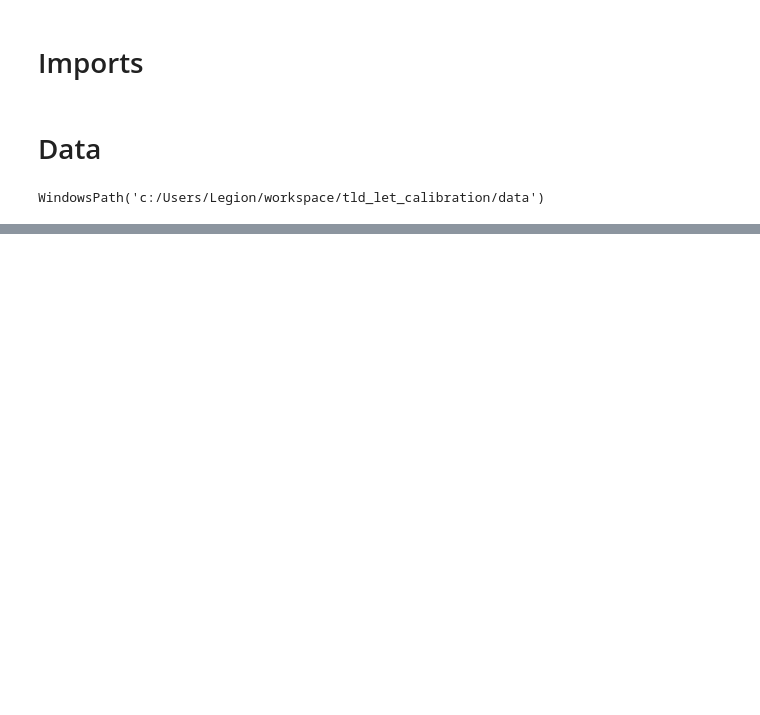
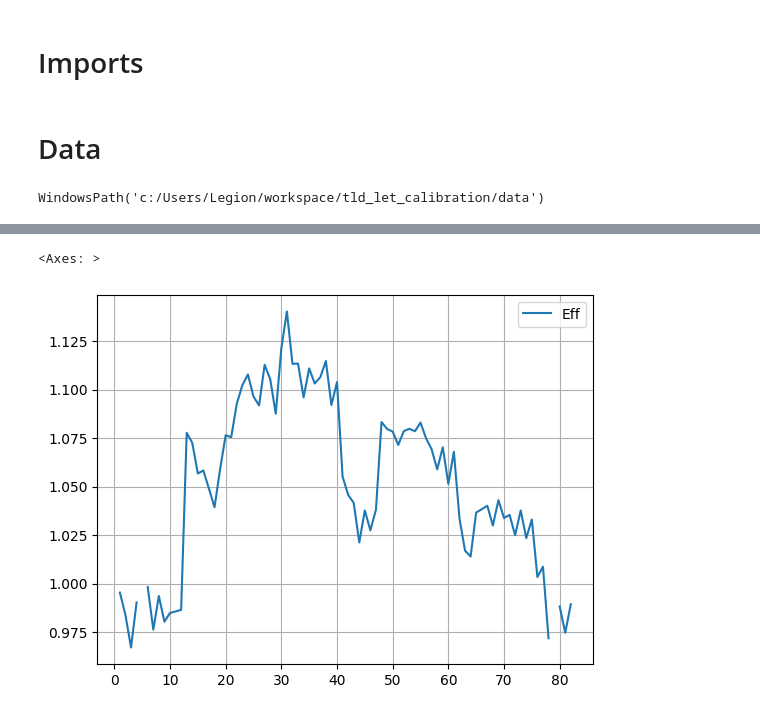
Before and after one commit to grzanka/tld_let_calibration, a Jupyter notebook: notebook/0.1-explore-data.ipynb, the cells around one changed output, grey strips where cells are left out. Saved outputs shown, nothing was run; the diff lists cells and outputs as text; code cells hidden in the pictures; blank space fills up the shorter version.

```diff
--- a/notebook/0.1-explore-data.ipynb
+++ b/notebook/0.1-explore-data.ipynb
@@ -40,0 +43,5 @@ pd.read_excel(data_dir / 'interim' / 'Wyniki_DK_IFJ.xlsx')
+# %%
+df_mcp.plot(y=['Eff'], grid=True)
+# %% [output]
+<Axes: >
+[figure, added]
```
Also changed, not shown: parts of 2 cells of this notebook.
